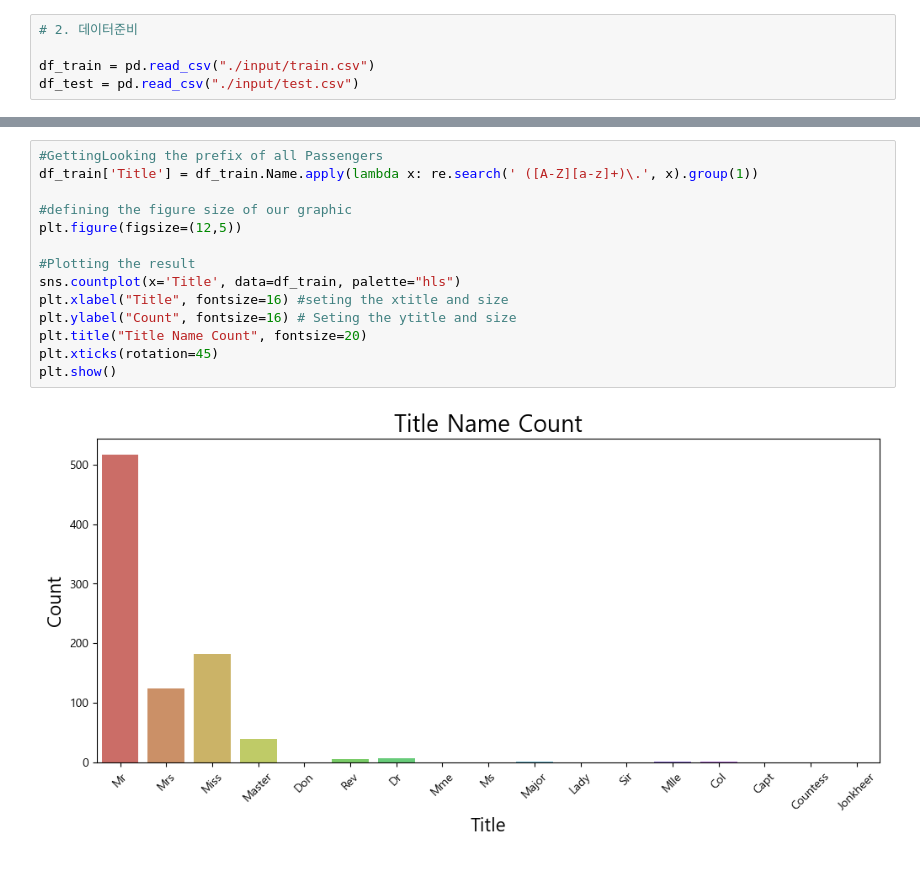
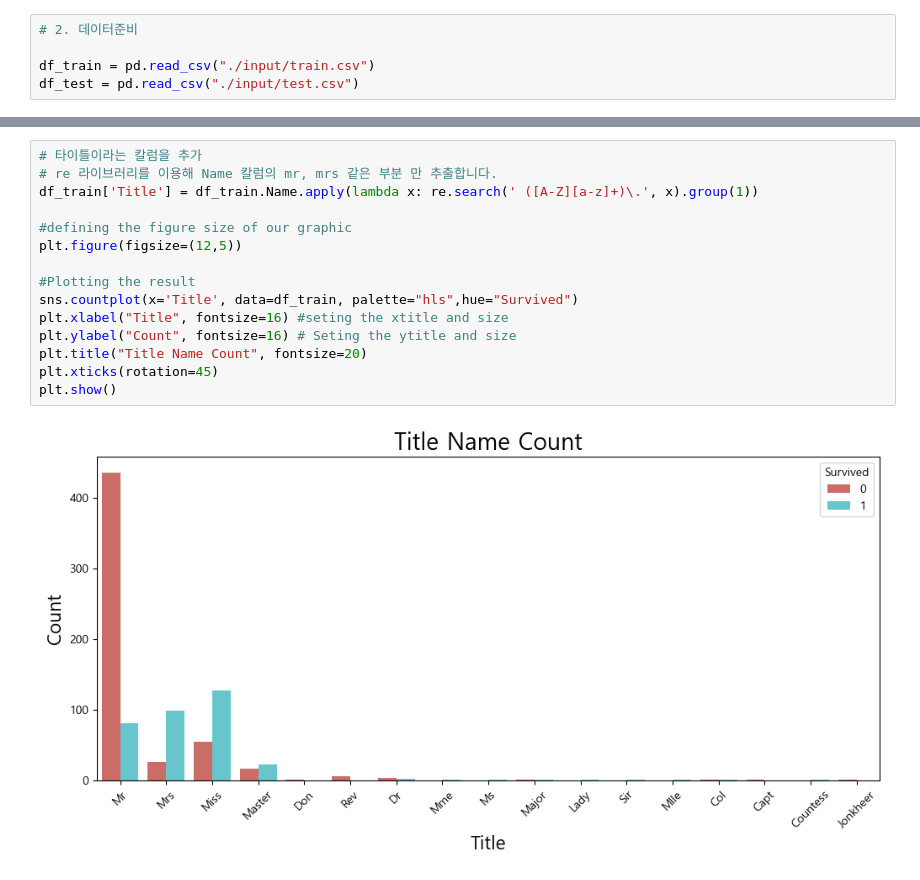
Before and after one commit to ksqrt/study, a Jupyter notebook: mylearn/titanic+keras.ipynb, the cells around one changed output, grey strips where cells are left out. Drawn from its saved outputs; the diff is of its cells as text.

```diff
--- a/mylearn/titanic+keras.ipynb
+++ b/mylearn/titanic+keras.ipynb
@@ -41,19 +50,20 @@ None
 # %%
-#GettingLooking the prefix of all Passengers
+# 타이틀이라는 칼럼을 추가
+# re 라이브러리를 이용해 Name 칼럼의 mr, mrs 같은 부분 만 추출합니다.
 df_train['Title'] = df_train.Name.apply(lambda x: re.search(' ([A-Z][a-z]+)\.', x).group(1))
 
 #defining the figure size of our graphic
 plt.figure(figsize=(12,5))
 
 #Plotting the result
-sns.countplot(x='Title', data=df_train, palette="hls")
+sns.countplot(x='Title', data=df_train, palette="hls",hue="Survived")
 plt.xlabel("Title", fontsize=16) #seting the xtitle and size
 plt.ylabel("Count", fontsize=16) # Seting the ytitle and size
 plt.title("Title Name Count", fontsize=20)
 plt.xticks(rotation=45)
 plt.show()
 # %% [output]
-[figure, old version]
+[figure, new version]
 # %%
 df_test['Title'] = df_test.Name.apply(lambda x: re.search(' ([A-Z][a-z]+)\.', x).group(1))
 
```
Also changed, not shown: parts of 8 cells of this notebook, 1 other file.
